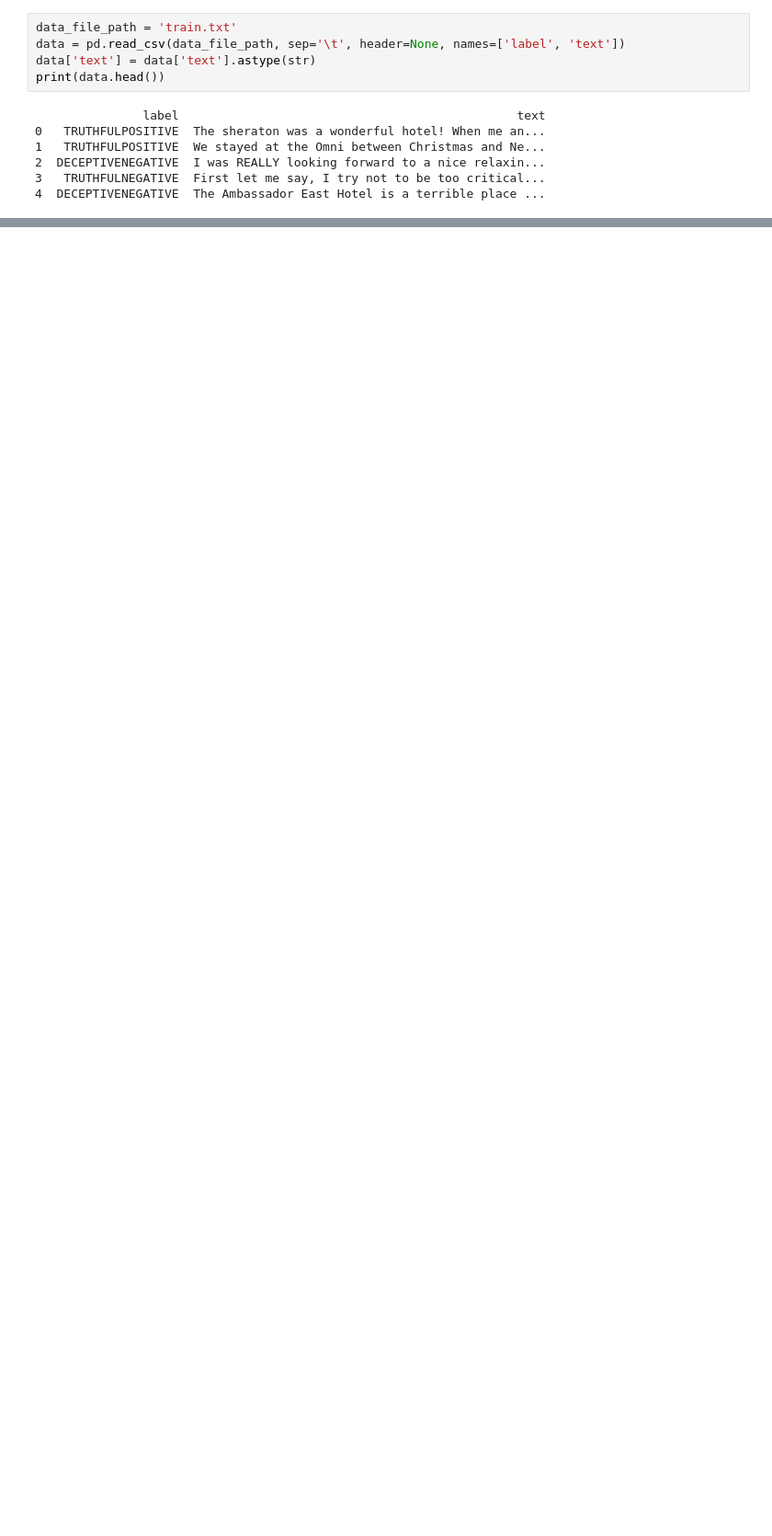
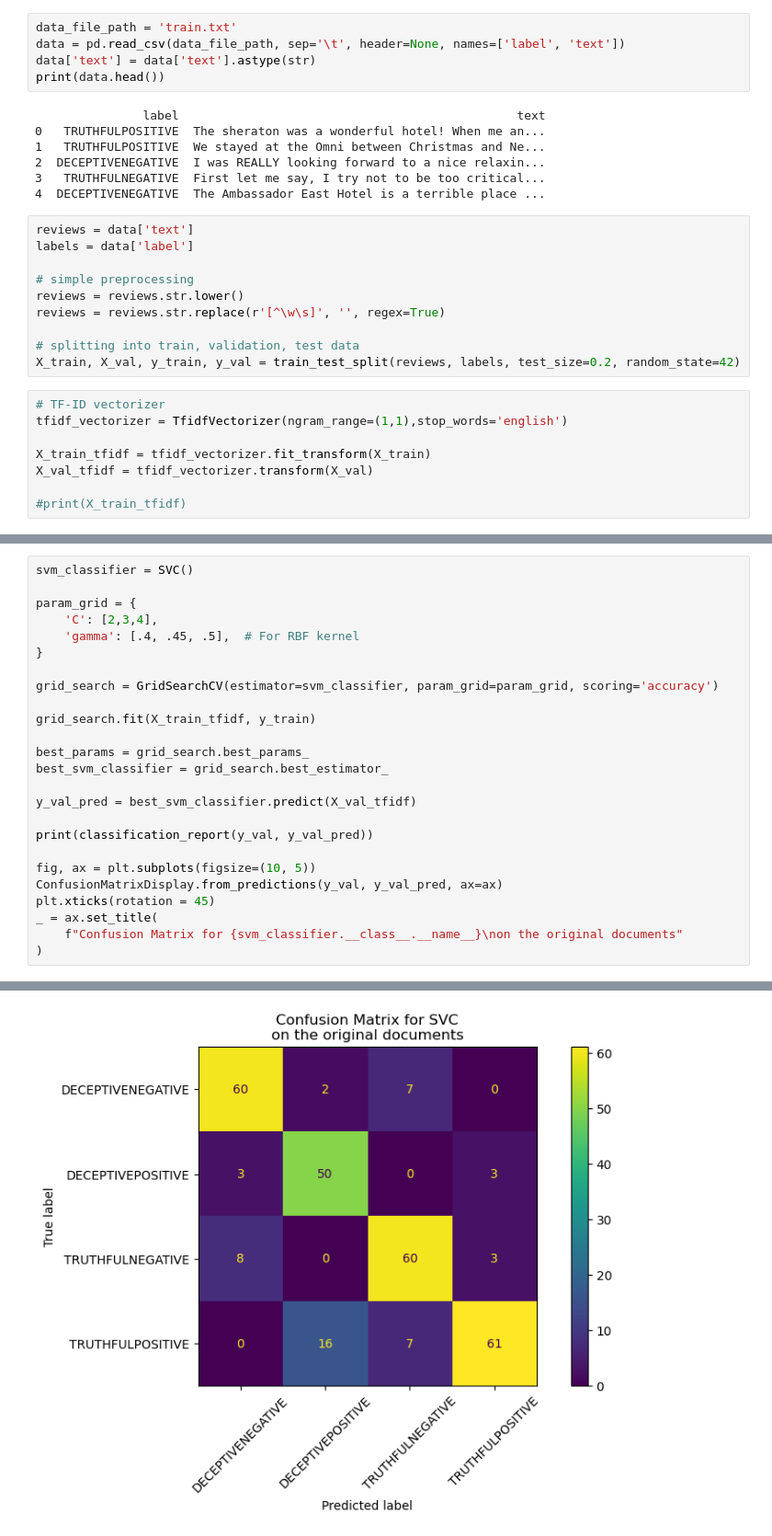
Before and after one commit to jaklvinc/NLP_classification, a Jupyter notebook: main.ipynb, the cells around one changed output, grey strips where cells are left out. Shown at 92% size. Saved outputs shown, nothing was run; the diff lists cells and outputs as text; blank space fills up the shorter version.

```diff
--- a/main.ipynb
+++ b/main.ipynb
@@ -30,3 +21,21 @@ print(data.head())
 2  DECEPTIVENEGATIVE  I was REALLY looking forward to a nice relaxin...
 3   TRUTHFULNEGATIVE  First let me say, I try not to be too critical...
 4  DECEPTIVENEGATIVE  The Ambassador East Hotel is a terrible place ...
+# %%
+reviews = data['text']
+labels = data['label']
+
+# simple preprocessing
+reviews = reviews.str.lower()
+reviews = reviews.str.replace(r'[^\w\s]', '', regex=True)
+
+# splitting into train, validation, test data
+X_train, X_val, y_train, y_val = train_test_split(reviews, labels, test_size=0.2, random_state=42)
+# %%
+# TF-ID vectorizer
+tfidf_vectorizer = TfidfVectorizer(ngram_range=(1,1),stop_words='english')
+
+X_train_tfidf = tfidf_vectorizer.fit_transform(X_train)
+X_val_tfidf = tfidf_vectorizer.transform(X_val)
+
+#print(X_train_tfidf)
@@ -32,0 +44,26 @@ print(data.head())
+# %%
+svm_classifier = SVC()
+
+param_grid = {
+    'C': [2,3,4],
+    'gamma': [.4, .45, .5],  # For RBF kernel
+}
+
+grid_search = GridSearchCV(estimator=svm_classifier, param_grid=param_grid, scoring='accuracy')
+
+grid_search.fit(X_train_tfidf, y_train)
+
+best_params = grid_search.best_params_
+best_svm_classifier = grid_search.best_estimator_
+
+y_val_pred = best_svm_classifier.predict(X_val_tfidf)
+
+print(classification_report(y_val, y_val_pred))
+
+fig, ax = plt.subplots(figsize=(10, 5))
+ConfusionMatrixDisplay.from_predictions(y_val, y_val_pred, ax=ax)
+plt.xticks(rotation = 45)
+_ = ax.set_title(
+    f"Confusion Matrix for {svm_classifier.__class__.__name__}\non the original documents"
+)
+# %% [output]
@@ -32,0 +80 @@ print(data.head())
+[figure, added]
```
Also changed, not shown: parts of 7 cells of this notebook, 1 other file.
